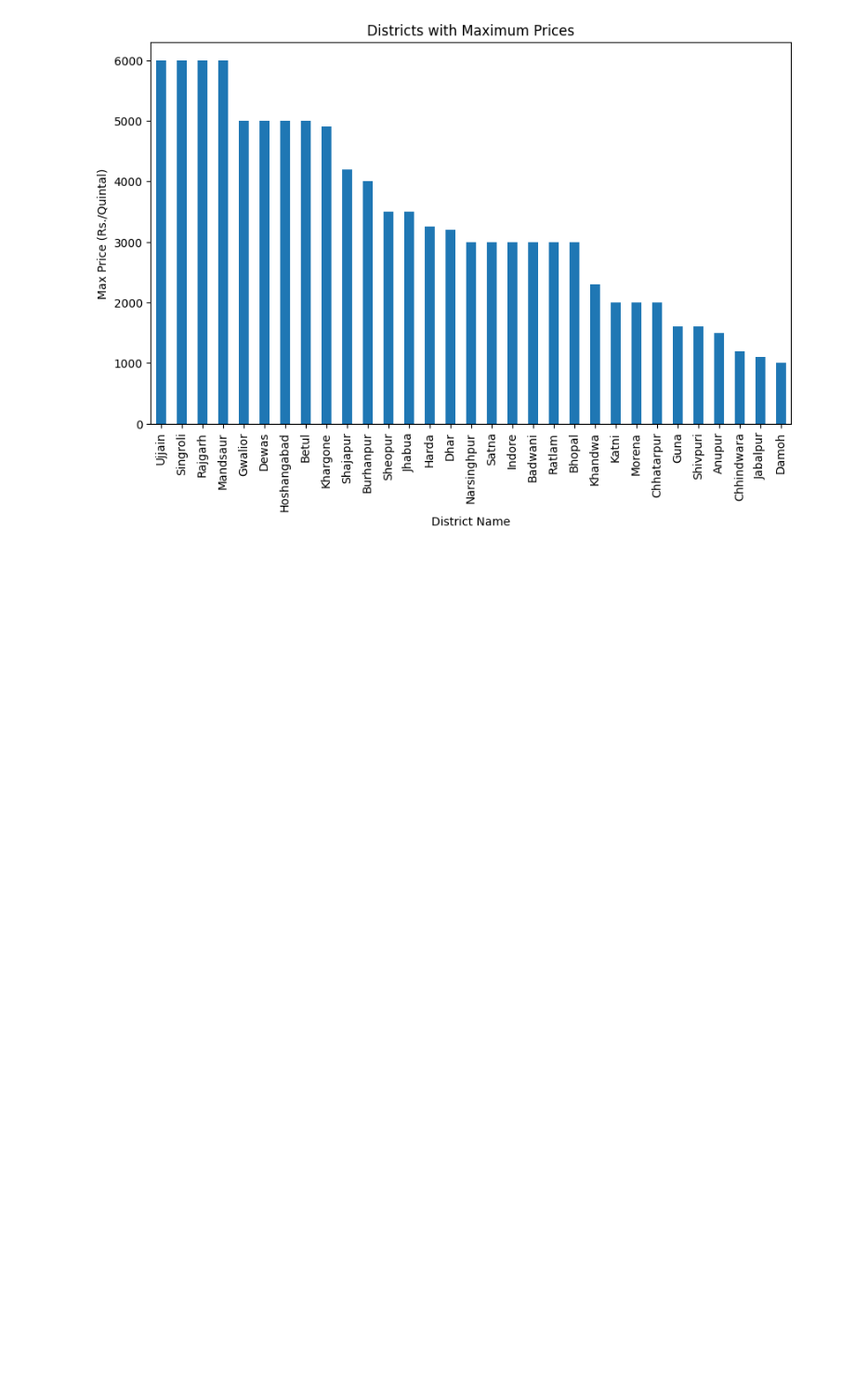
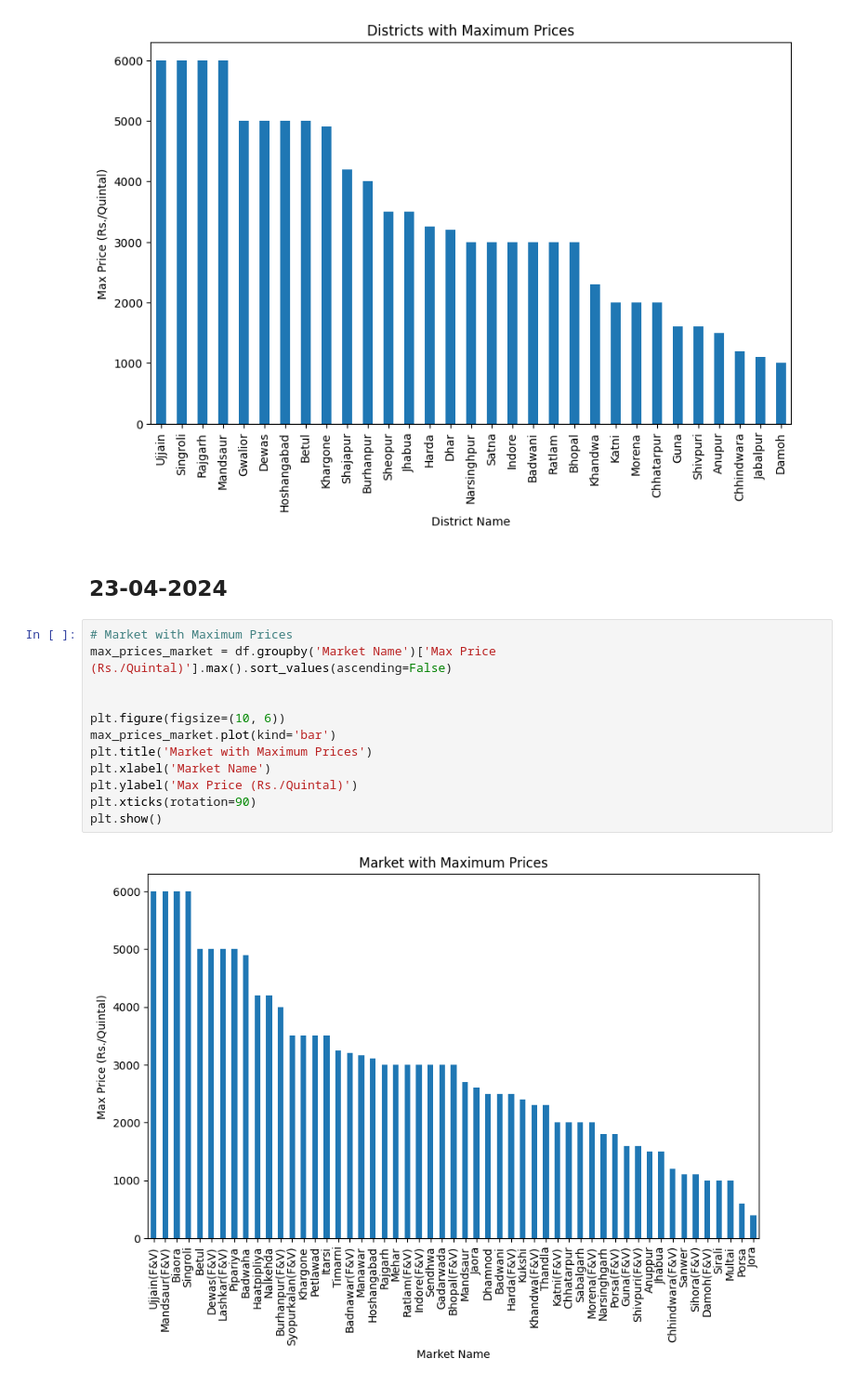
Before and after one commit to Abuthalib/AGRIMARK, a Jupyter notebook: Cabbage_Agmark_MP.ipynb, the cells around one changed output. Shown at 93% size. Cells and saved outputs as stored; diff of their text form; blank space fills up the shorter version.

```diff
--- a/Cabbage_Agmark_MP.ipynb
+++ b/Cabbage_Agmark_MP.ipynb
@@ -405,3 +405,19 @@ plt.xticks(rotation=90)
 plt.show()
 # %% [output]
 [figure]
+# %% [markdown]
+## 23-04-2024
+# %%
+# Market with Maximum Prices
+max_prices_market = df.groupby('Market Name')['Max Price (Rs./Quintal)'].max().sort_values(ascending=False)
+
+
+plt.figure(figsize=(10, 6))
+max_prices_market.plot(kind='bar')
+plt.title('Market with Maximum Prices')
+plt.xlabel('Market Name')
+plt.ylabel('Max Price (Rs./Quintal)')
+plt.xticks(rotation=90)
+plt.show()
+# %% [output]
+[figure, added]
```
Also changed, not shown: parts of 20 cells of this notebook, 1 other file.
